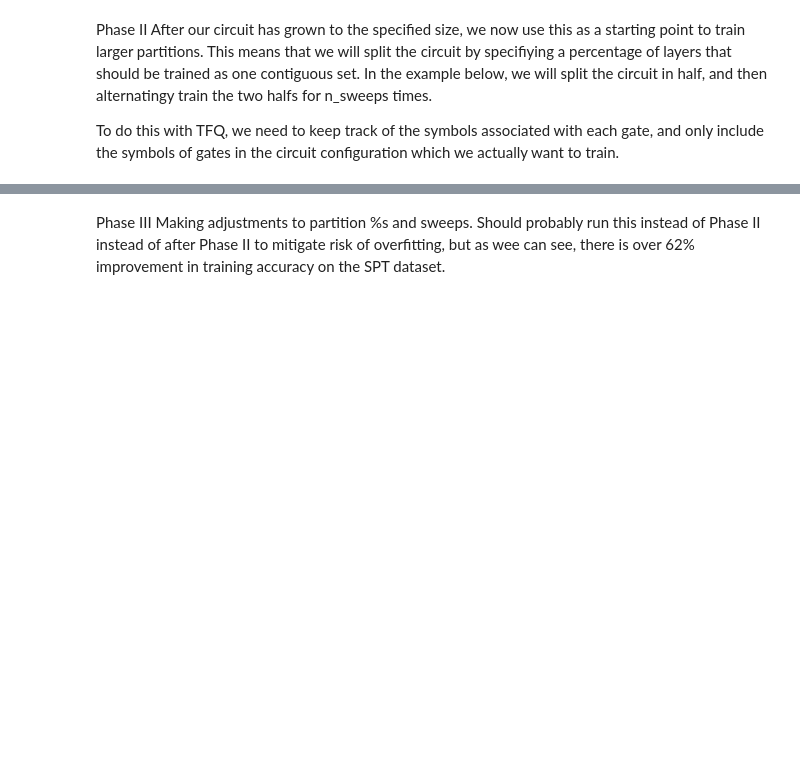
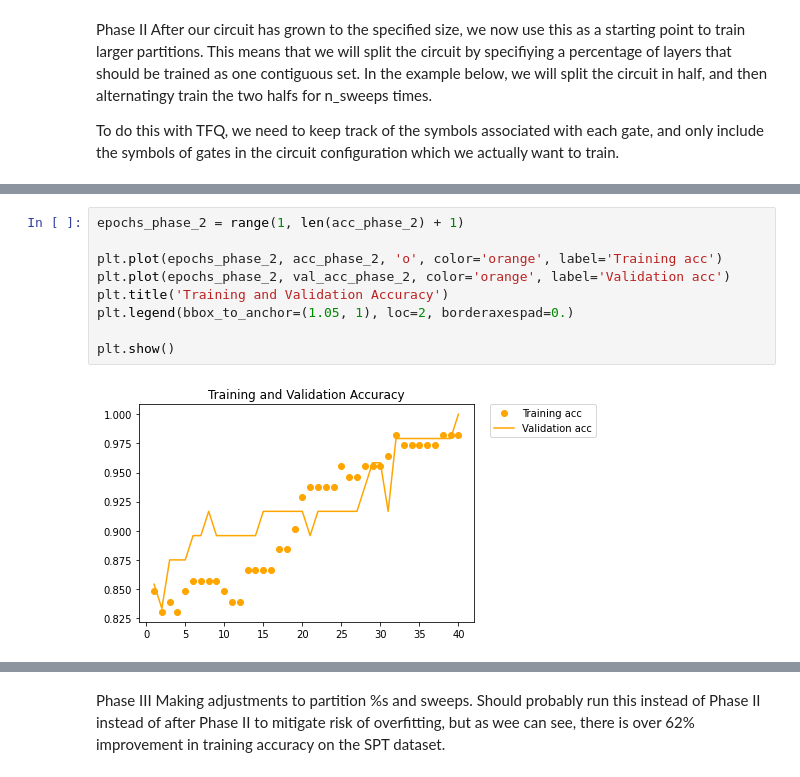
Before and after one commit to mbeadlescomb/QNN-Error-Mitigation, a Jupyter notebook: QCNN w_ Layerwise Learning on SPT Dataset.ipynb, the cells around one changed output, grey strips where cells are left out. Cells and saved outputs as stored; diff of their text form; blank space fills up the shorter version.

```diff
--- a/QCNN w_ Layerwise Learning on SPT Dataset.ipynb
+++ b/QCNN w_ Layerwise Learning on SPT Dataset.ipynb
@@ -508,0 +506,11 @@ tf.keras.utils.plot_model(qcnn_ll_model,
+# %%
+epochs_phase_2 = range(1, len(acc_phase_2) + 1)
+
+plt.plot(epochs_phase_2, acc_phase_2, 'o', color='orange', label='Training acc')
+plt.plot(epochs_phase_2, val_acc_phase_2, color='orange', label='Validation acc')
+plt.title('Training and Validation Accuracy')
+plt.legend(bbox_to_anchor=(1.05, 1), loc=2, borderaxespad=0.)
+
+plt.show()
+# %% [output]
+[figure, added]
```
Also changed, not shown: parts of 34 cells of this notebook.
